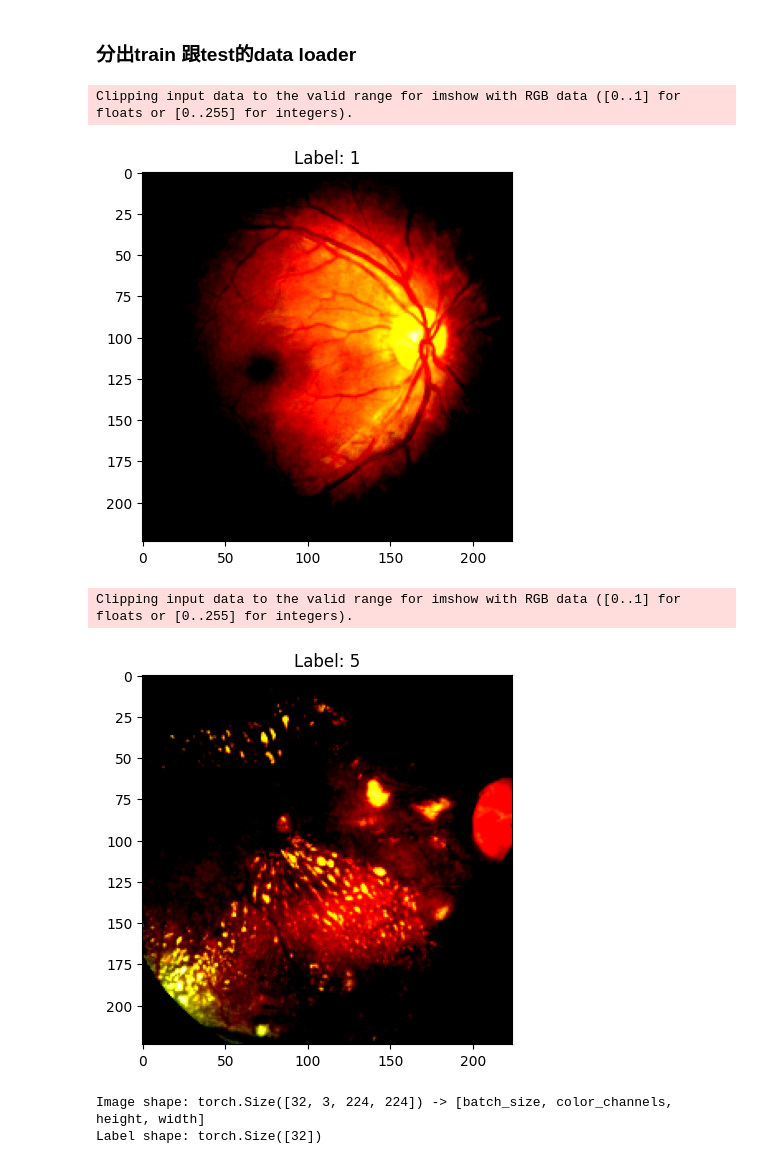
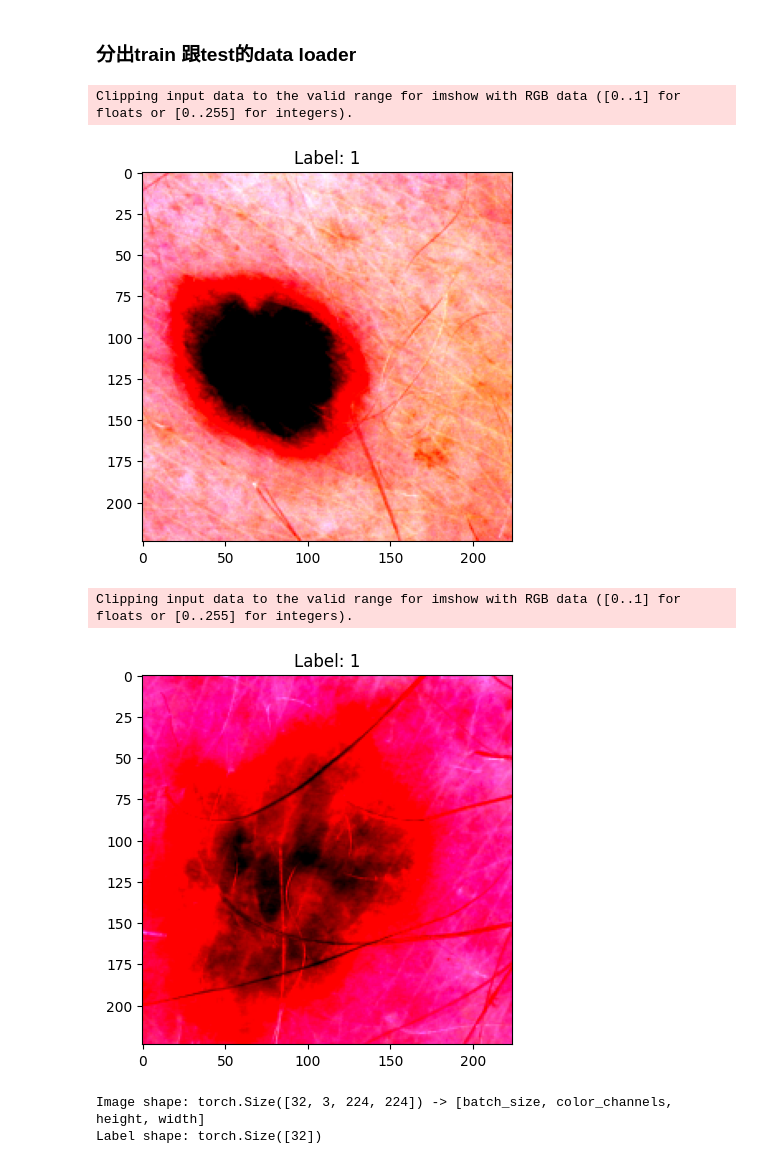
Before and after one commit to moomtp/low_resource_CNN-XGB, a Jupyter notebook: program/conv.ipynb, the cells around one changed output. Saved outputs shown, nothing was run; the diff lists cells and outputs as text; code cells hidden in the pictures.

```diff
--- a/program/conv.ipynb
+++ b/program/conv.ipynb
@@ -133,35 +133,35 @@ transform_gray_CT_img_fit = transforms.Compose([
 # %%
 sys.path.append(os.path.abspath('..'))
 
 from data.chestCTData.chestCTDataloader import ChestCTDataProcessor
 from data.HAM10000.ham10000Dataloader import HAM10000DataProcessor
 from data.ocularDisease.ocularDataloader import OcularDiseaseDataProcessor
 
 # dataContainer = ChestCTDataProcessor(transform=transform_gray_single_channel) # for [1,224,224]
 # dataContainer = ChestCTDataProcessor(transform=transform_std) # for [3,224,224]
-# dataContainer = HAM10000DataProcessor(transform=transform_std)
-dataContainer = OcularDiseaseDataProcessor(transform=transform_std)
+dataContainer = HAM10000DataProcessor(transform=transform_std)
+# dataContainer = OcularDiseaseDataProcessor(transform=transform_std)
 
 
 # model_folder_path = '../model/CT chest'
-# model_folder_path = '../model/HAM10000'
-model_folder_path = '../model/ocularDisease'
+model_folder_path = '../model/HAM10000'
+# model_folder_path = '../model/ocularDisease'
 
 # transform_file_prefix = "/one_channel"
 transform_file_prefix = "/three_channel"
 
 train_dataloader , test_dataloader = dataContainer.getDataloaders()
 
 num_classes = dataContainer.getNumClasses()
 
 # dataContainer.dataPreprocess()
 
 dataContainer.plotNumsSampleImg()
 # %% [output]
 Clipping input data to the valid range for imshow with RGB data ([0..1] for floats or [0..255] for integers).
-[figure, old version]
+[figure, new version]
 Clipping input data to the valid range for imshow with RGB data ([0..1] for floats or [0..255] for integers).
-[figure, old version]
+[figure, new version]
 # %%
 img, label = next(iter(train_dataloader))
 
```
Also changed, not shown: parts of 12 cells of this notebook, 5 other files.
